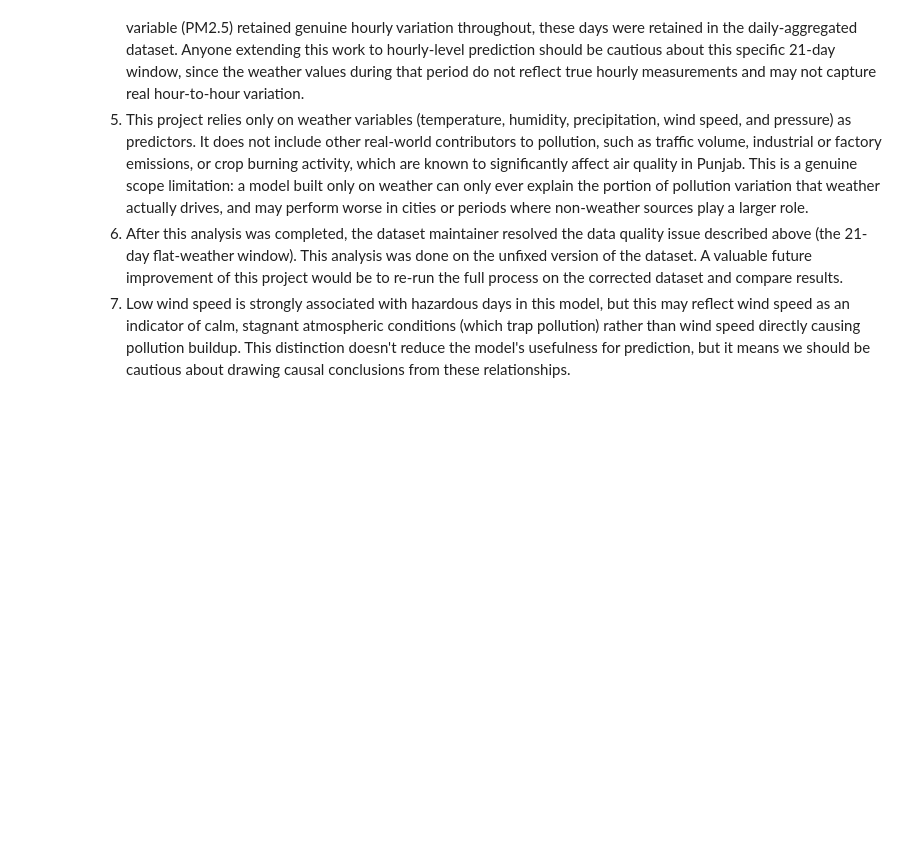
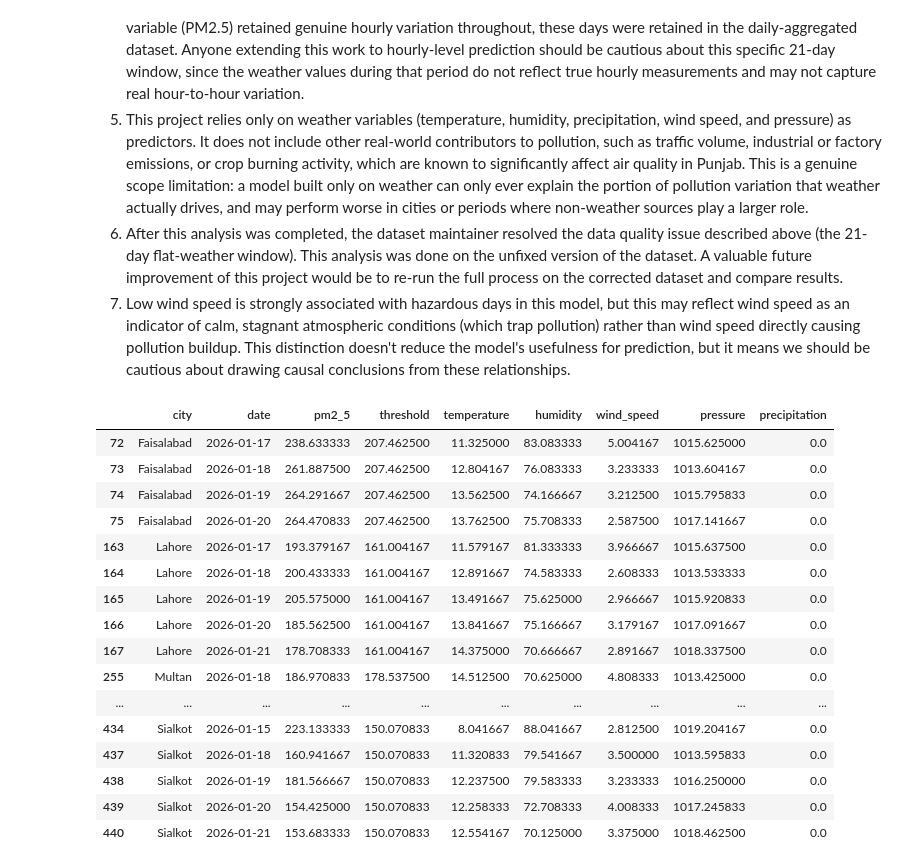
Before and after one commit to zenab-s/lahore-smog-prediction, a Jupyter notebook: notebooks/01_data_exploration.ipynb, the cells around one changed output. Saved outputs shown, nothing was run; the diff lists cells and outputs as text; code cells hidden in the pictures; blank space fills up the shorter version.

Commit message:
Add threshold tuning exploration and distribution shift limitation, based on maintainer feedback

```diff
--- a/notebooks/01_data_exploration.ipynb
+++ b/notebooks/01_data_exploration.ipynb
@@ -744,3 +744,28 @@ LIMITATIONS:
 7. Low wind speed is strongly associated with hazardous days in this model, but this may reflect wind speed as an indicator of calm, stagnant atmospheric conditions (which trap pollution) rather than wind speed directly causing pollution buildup. This distinction doesn't reduce the model's usefulness for prediction, but it means we should be cautious about drawing causal conclusions from these relationships.
 # %%
 daily.to_csv('../data/processed/daily_aggregated.csv', index=False)
+# %%
+test_results = test.copy()
+test_results['predicted'] = y_pred  # adjust name if you renamed it to y_pred_logreg
+test_results['actual'] = y_test
+
+false_negatives = test_results[(test_results['actual'] == 1) & (test_results['predicted'] == 0)]
+false_negatives[['city', 'date', 'pm2_5', 'threshold', 'temperature', 'humidity', 'wind_speed', 'pressure', 'precipitation']]
+# %% [output]
+|  | city | date | pm2_5 | threshold | temperature | humidity | wind_speed | pressure | precipitation |
+| 72 | Faisalabad | 2026-01-17 | 238.633333 | 207.462500 | 11.325000 | 83.083333 | 5.004167 | 1015.625000 | 0.0 |
+| 73 | Faisalabad | 2026-01-18 | 261.887500 | 207.462500 | 12.804167 | 76.083333 | 3.233333 | 1013.604167 | 0.0 |
+| 74 | Faisalabad | 2026-01-19 | 264.291667 | 207.462500 | 13.562500 | 74.166667 | 3.212500 | 1015.795833 | 0.0 |
+| 75 | Faisalabad | 2026-01-20 | 264.470833 | 207.462500 | 13.762500 | 75.708333 | 2.587500 | 1017.141667 | 0.0 |
+| 163 | Lahore | 2026-01-17 | 193.379167 | 161.004167 | 11.579167 | 81.333333 | 3.966667 | 1015.637500 | 0.0 |
+| 164 | Lahore | 2026-01-18 | 200.433333 | 161.004167 | 12.891667 | 74.583333 | 2.608333 | 1013.533333 | 0.0 |
+| 165 | Lahore | 2026-01-19 | 205.575000 | 161.004167 | 13.491667 | 75.625000 | 2.966667 | 1015.920833 | 0.0 |
+| 166 | Lahore | 2026-01-20 | 185.562500 | 161.004167 | 13.841667 | 75.166667 | 3.179167 | 1017.091667 | 0.0 |
+| 167 | Lahore | 2026-01-21 | 178.708333 | 161.004167 | 14.375000 | 70.666667 | 2.891667 | 1018.337500 | 0.0 |
+| 255 | Multan | 2026-01-18 | 186.970833 | 178.537500 | 14.512500 | 70.625000 | 4.808333 | 1013.425000 | 0.0 |
+| ... | ... | ... | ... | ... | ... | ... | ... | ... | ... |
+| 434 | Sialkot | 2026-01-15 | 223.133333 | 150.070833 | 8.041667 | 88.041667 | 2.812500 | 1019.204167 | 0.0 |
+| 437 | Sialkot | 2026-01-18 | 160.941667 | 150.070833 | 11.320833 | 79.541667 | 3.500000 | 1013.595833 | 0.0 |
+| 438 | Sialkot | 2026-01-19 | 181.566667 | 150.070833 | 12.237500 | 79.583333 | 3.233333 | 1016.250000 | 0.0 |
+| 439 | Sialkot | 2026-01-20 | 154.425000 | 150.070833 | 12.258333 | 72.708333 | 4.008333 | 1017.245833 | 0.0 |
+| 440 | Sialkot | 2026-01-21 | 153.683333 | 150.070833 | 12.554167 | 70.125000 | 3.375000 | 1018.462500 | 0.0 |
```
Also changed, not shown: parts of 3 cells of this notebook, 1 other file.
